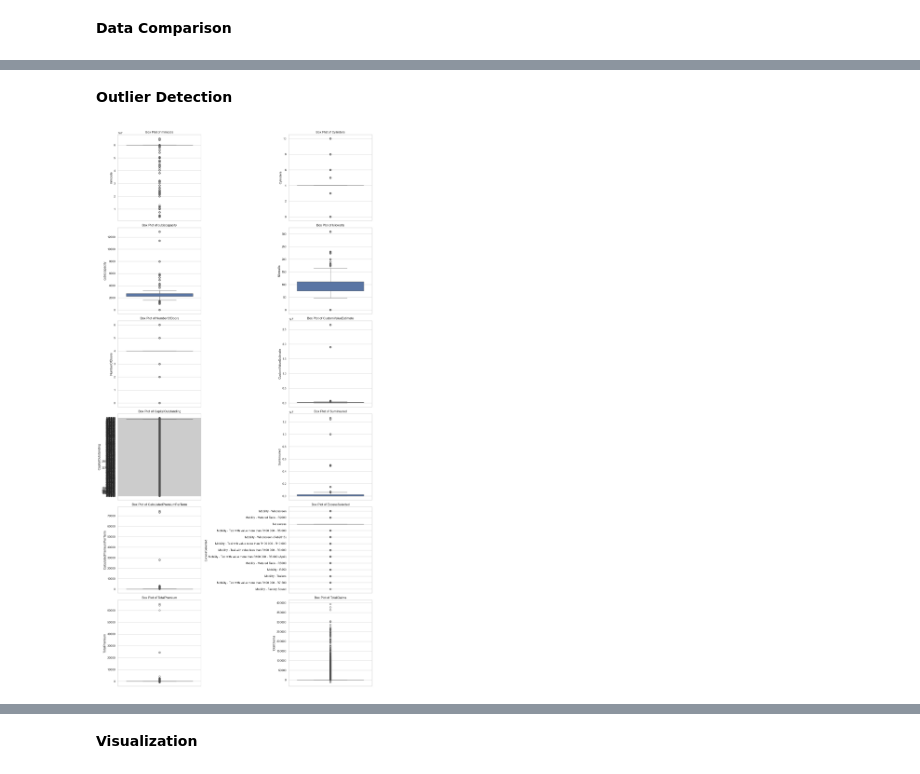
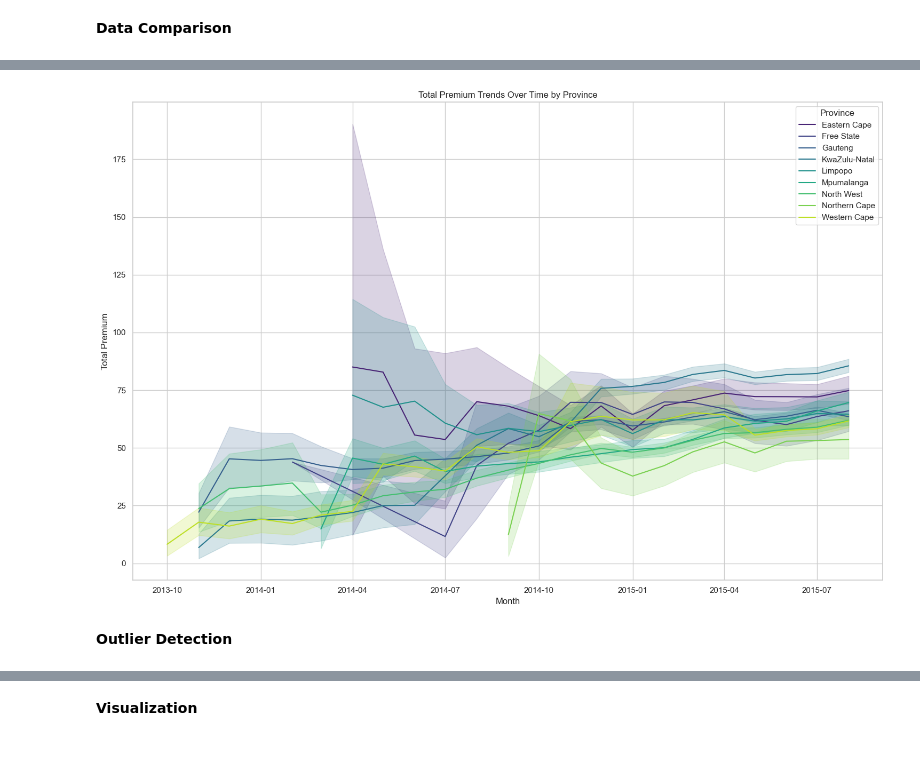
Before and after one commit to Wbam/Week-3, a Jupyter notebook: notebooks/eda_summary.ipynb, the cells around one changed output, grey strips where cells are left out. Drawn from its saved outputs; the diff is of its cells as text; code cells hidden in the pictures.

```diff
--- a/notebooks/eda_summary.ipynb
+++ b/notebooks/eda_summary.ipynb
@@ -386,23 +282,7 @@ plt.show()
+# %%
+# Plot Total Premium trends over time by Province
+plot_total_premium_trends(data)
+# %% [output]
+[figure, added]
 # %% [markdown]
 <font size="16"><b>Outlier Detection</b></font>
-# %%
-numerical_columns = [
-    'mmcode', 'Cylinders', 'cubiccapacity', 'kilowatts', 'NumberOfDoors',
-    'CustomValueEstimate', 'CapitalOutstanding', 'SumInsured',
-    'CalculatedPremiumPerTerm', 'ExcessSelected', 'TotalPremium', 'TotalClaims'
-]
-num_plots = len(numerical_columns)
-num_cols = 2
-num_rows = (num_plots + num_cols - 1) // num_cols
-
-plt.figure(figsize=(15, 5 * num_rows))
-
-for i, column in enumerate(numerical_columns, 1):
-    plt.subplot(num_rows, num_cols, i)
-    sns.boxplot(data=data, y=column)
-    plt.title(f'Box Plot of {column}')
-
-plt.tight_layout()
-plt.show()
-# %% [output]
-[figure, removed]
```
Also changed, not shown: parts of 41 cells of this notebook, 1 other file.
